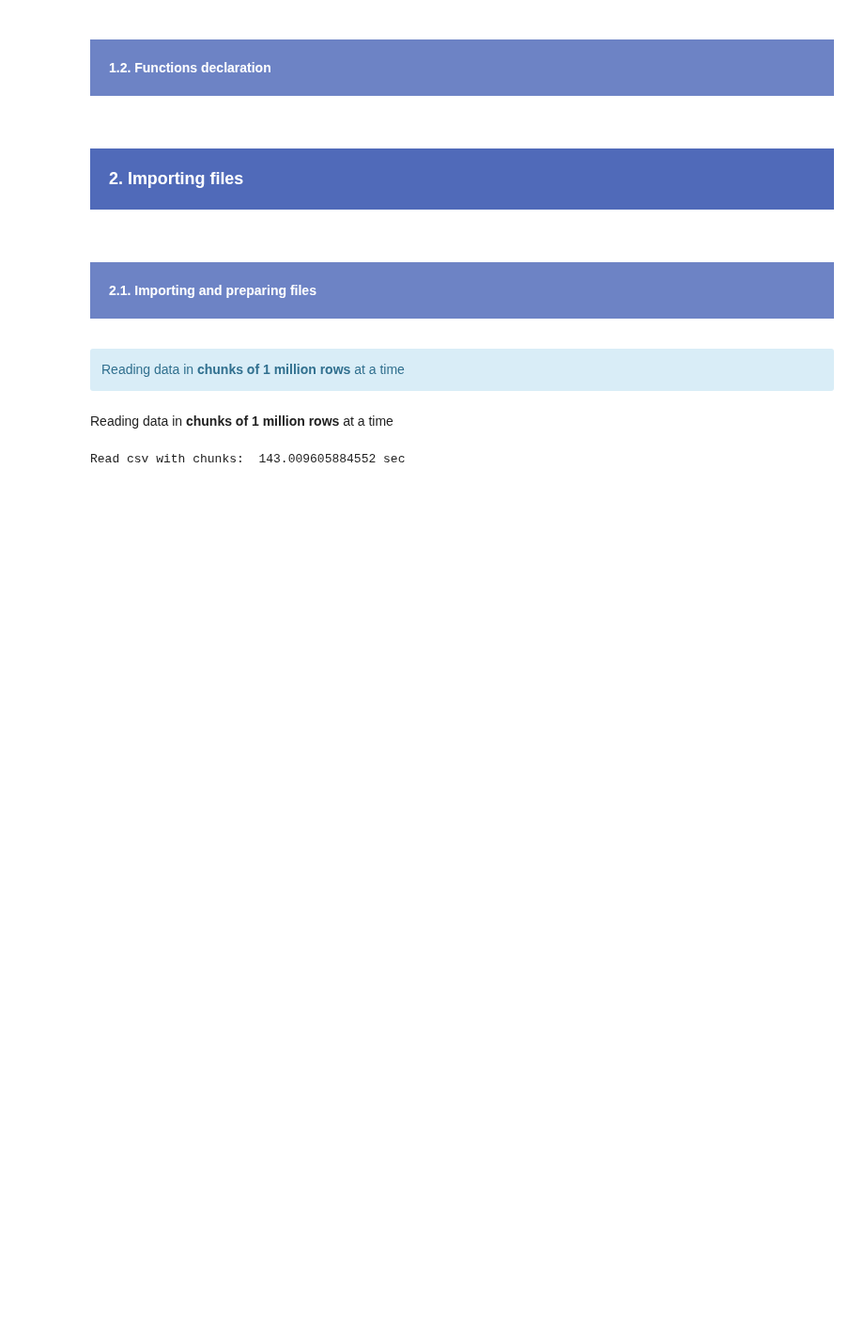
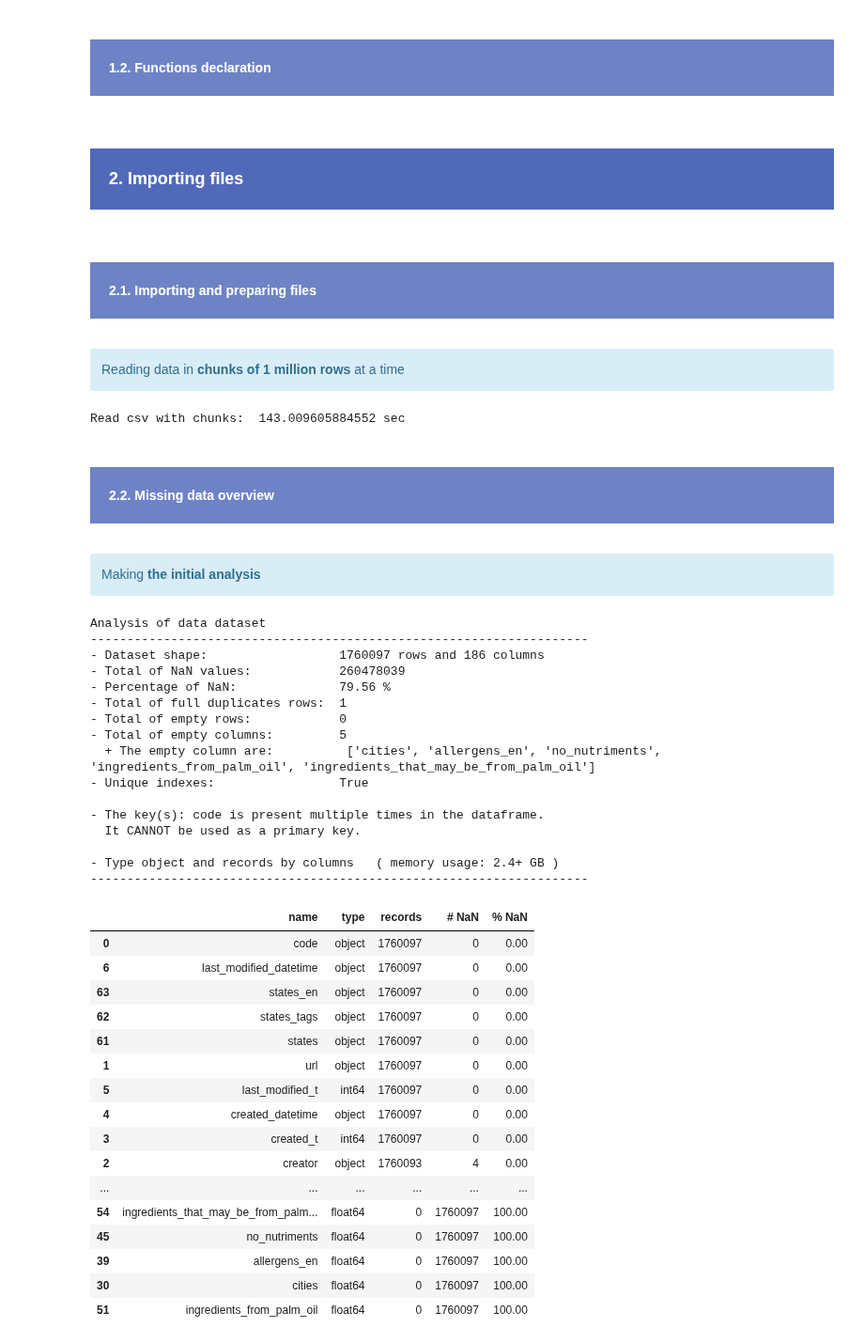
Before and after one commit to samirhinojosa/OC-P3-design-application-public-health, a Jupyter notebook: cleaning_notebook.ipynb, the cells around one changed output. Shown at 94% size. Cells and saved outputs as stored; diff of their text form; code cells hidden in the pictures; blank space fills up the shorter version.

```diff
--- a/cleaning_notebook.ipynb
+++ b/cleaning_notebook.ipynb
@@ -149,8 +149,6 @@ def df_analysis(df, name_df, columns, *args, **kwargs):
 <div class="alert alert-block alert-info">
 Reading data in <b>chunks of 1 million rows</b> at a time
 </div>
-# %% [markdown]
-Reading data in <b>chunks of 1 million rows</b> at a time
 # %%
 start = time.time()
 chunk = pd.read_csv("datasets/en.openfoodfacts.org.products.csv", chunksize=1000000, sep="\t", encoding="UTF-8")
@@ -159,3 +157,47 @@ end = time.time()
 print("Read csv with chunks: ",(end-start),"sec")
 # %% [output]
 Read csv with chunks:  143.009605884552 sec
+# %% [markdown]
+<div style="background-color: #6D83C5;" >
+    <h4 style="margin: auto; padding: 20px; color:#fff; ">2.2. Missing data overview</h4>
+</div>
+# %% [markdown]
+<div class="alert alert-block alert-info">
+Making <b>the initial analysis</b>
+</div>
+# %%
+df_analysis(data, "data", "code")
+# %% [output]
+Analysis of data dataset
+--------------------------------------------------------------------
+- Dataset shape:                  1760097 rows and 186 columns
+- Total of NaN values:            260478039
+- Percentage of NaN:              79.56 %
+- Total of full duplicates rows:  1
+- Total of empty rows:            0
+- Total of empty columns:         5
+  + The empty column are:          ['cities', 'allergens_en', 'no_nutriments', 'ingredients_from_palm_oil', 'ingredients_that_may_be_from_palm_oil']
+- Unique indexes:                 True
+
+- The key(s): code is present multiple times in the dataframe.
+  It CANNOT be used as a primary key.
+
+- Type object and records by columns   ( memory usage: 2.4+ GB )
+--------------------------------------------------------------------
+|  | name | type | records | # NaN | % NaN |
+| 0 | code | object | 1760097 | 0 | 0.00 |
+| 6 | last_modified_datetime | object | 1760097 | 0 | 0.00 |
+| 63 | states_en | object | 1760097 | 0 | 0.00 |
+| 62 | states_tags | object | 1760097 | 0 | 0.00 |
+| 61 | states | object | 1760097 | 0 | 0.00 |
+| 1 | url | object | 1760097 | 0 | 0.00 |
+| 5 | last_modified_t | int64 | 1760097 | 0 | 0.00 |
+| 4 | created_datetime | object | 1760097 | 0 | 0.00 |
+| 3 | created_t | int64 | 1760097 | 0 | 0.00 |
+| 2 | creator | object | 1760093 | 4 | 0.00 |
+| ... | ... | ... | ... | ... | ... |
+| 54 | ingredients_that_may_be_from_palm... | float64 | 0 | 1760097 | 100.00 |
+| 45 | no_nutriments | float64 | 0 | 1760097 | 100.00 |
+| 39 | allergens_en | float64 | 0 | 1760097 | 100.00 |
+| 30 | cities | float64 | 0 | 1760097 | 100.00 |
+| 51 | ingredients_from_palm_oil | float64 | 0 | 1760097 | 100.00 |
```
Also changed, not shown: parts of 11 cells of this notebook.
